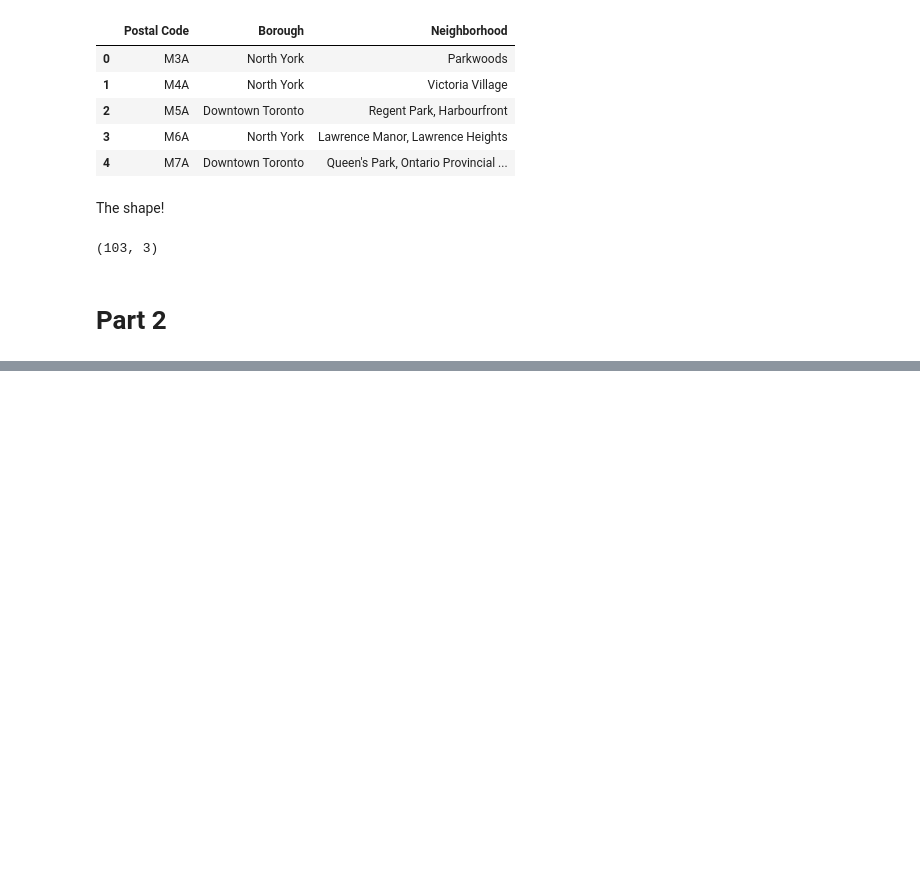
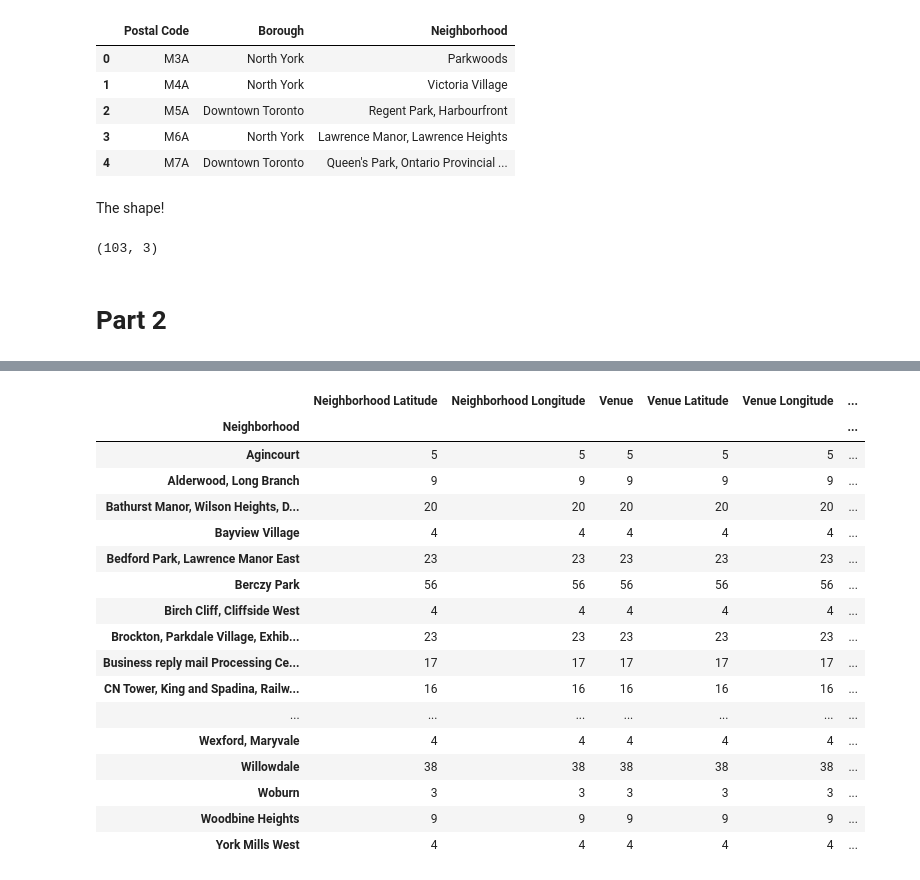
Before and after one commit to M-J-M-G/Coursera_Capstone, a Jupyter notebook: Segmenting and Clustering Neighborhoods in Toronto.ipynb, the cells around one changed output, grey strips where cells are left out. Cells and saved outputs as stored; diff of their text form; code cells hidden in the pictures; blank space fills up the shorter version.

```diff
--- a/Segmenting and Clustering Neighborhoods in Toronto.ipynb
+++ b/Segmenting and Clustering Neighborhoods in Toronto.ipynb
@@ -31,0 +122,8 @@ postal_code.shape
+# %%
+address = 'Toronto, ON'
+
+geolocator = Nominatim(user_agent="toronto_explorer")
+location = geolocator.geocode(address)
+latitude = location.latitude
+longitude = location.longitude
+print('The geograpical coordinate of Toronto are {}, {}.'.format(latitude, longitude))
@@ -31,0 +132,19 @@ postal_code.shape
+# %%
+# create map of Toronto using latitude and longitude values
+map_toronto = folium.Map(location=[latitude, longitude], zoom_start=10)
+
+# add markers to map
+for lat, lng, borough, neighborhood in zip(postal_code['Latitude'], postal_code['Longitude'], postal_code['Borough'], postal_code['Neighborhood']):
+    label = '{}, {}'.format(neighborhood, borough)
+    label = folium.Popup(label, parse_html=True)
+    folium.CircleMarker(
+        [lat, lng],
+        radius=5,
+        popup=label,
+        color='blue',
+        fill=True,
+        fill_color='#3186cc',
+        fill_opacity=0.7,
+        parse_html=False).add_to(map_toronto)
+
+map_toronto
@@ -31,0 +153,8 @@ postal_code.shape
+# %%
+CLIENT_ID = 'CTLAKZ31B13Q3I2YBJSWU324WCNBVHHEW3VCLHRHEIAJJGU4' # your Foursquare ID
+CLIENT_SECRET = 'VJC0D2BSDFXNGY2TJ1ILIMQU0ZA0SBU2IEQ5YH4JTSQKGJOX' # your Foursquare Secret
+VERSION = '20180605' # Foursquare API version
+
+print('Your credentails:')
+print('CLIENT_ID: ' + CLIENT_ID)
+print('CLIENT_SECRET:' + CLIENT_SECRET)
@@ -31,0 +207,7 @@ postal_code.shape
+# %%
+# type your answer here
+
+toronto_venues = getNearbyVenues(names=postal_code['Neighborhood'],
+                                   latitudes=postal_code['Latitude'],
+                                   longitudes=postal_code['Longitude']
+                                  )
@@ -31,0 +243,21 @@ postal_code.shape
+# %%
+toronto_venues.groupby('Neighborhood').count()
+# %% [output]
+|  | Neighborhood Latitude | Neighborhood Longitude | Venue | Venue Latitude | Venue Longitude | ... |
+| Neighborhood |  |  |  |  |  | ... |
+| Agincourt | 5 | 5 | 5 | 5 | 5 | ... |
+| Alderwood, Long Branch | 9 | 9 | 9 | 9 | 9 | ... |
+| Bathurst Manor, Wilson Heights, D... | 20 | 20 | 20 | 20 | 20 | ... |
+| Bayview Village | 4 | 4 | 4 | 4 | 4 | ... |
+| Bedford Park, Lawrence Manor East | 23 | 23 | 23 | 23 | 23 | ... |
+| Berczy Park | 56 | 56 | 56 | 56 | 56 | ... |
+| Birch Cliff, Cliffside West | 4 | 4 | 4 | 4 | 4 | ... |
+| Brockton, Parkdale Village, Exhib... | 23 | 23 | 23 | 23 | 23 | ... |
+| Business reply mail Processing Ce... | 17 | 17 | 17 | 17 | 17 | ... |
+| CN Tower, King and Spadina, Railw... | 16 | 16 | 16 | 16 | 16 | ... |
+| ... | ... | ... | ... | ... | ... | ... |
+| Wexford, Maryvale | 4 | 4 | 4 | 4 | 4 | ... |
+| Willowdale | 38 | 38 | 38 | 38 | 38 | ... |
+| Woburn | 3 | 3 | 3 | 3 | 3 | ... |
+| Woodbine Heights | 9 | 9 | 9 | 9 | 9 | ... |
+| York Mills West | 4 | 4 | 4 | 4 | 4 | ... |
```
Also changed, not shown: parts of 24 cells of this notebook.
